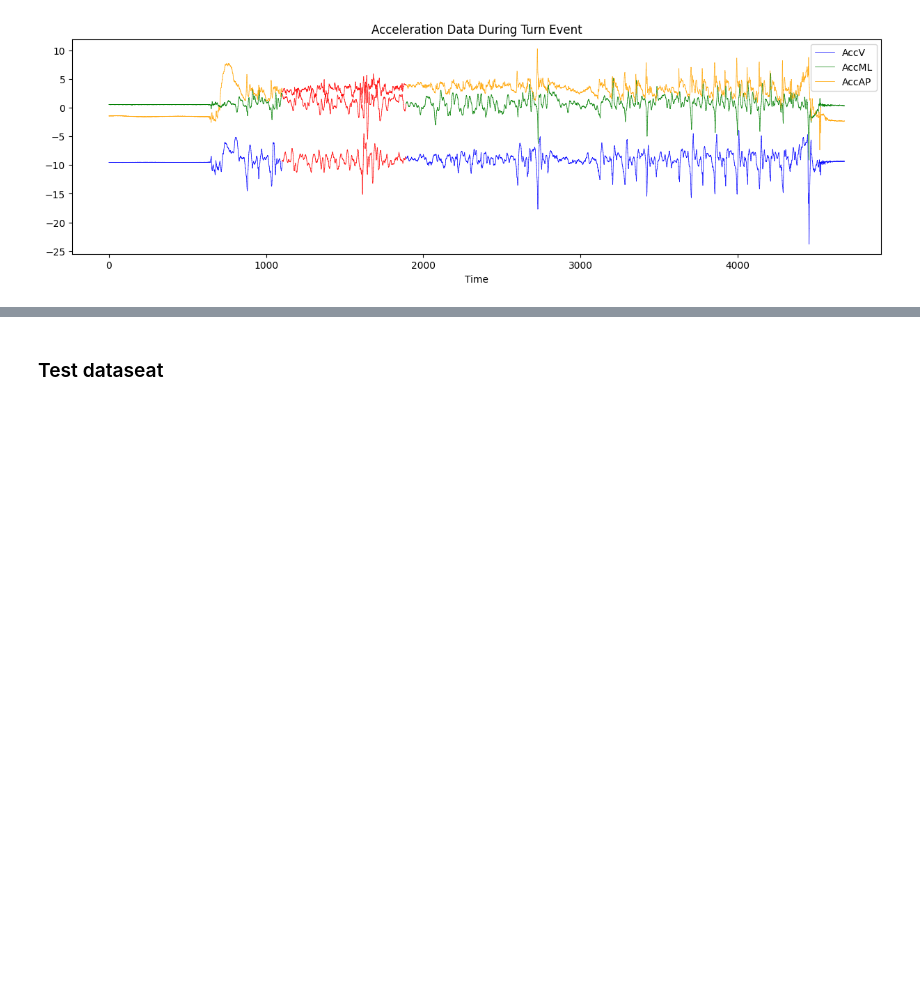
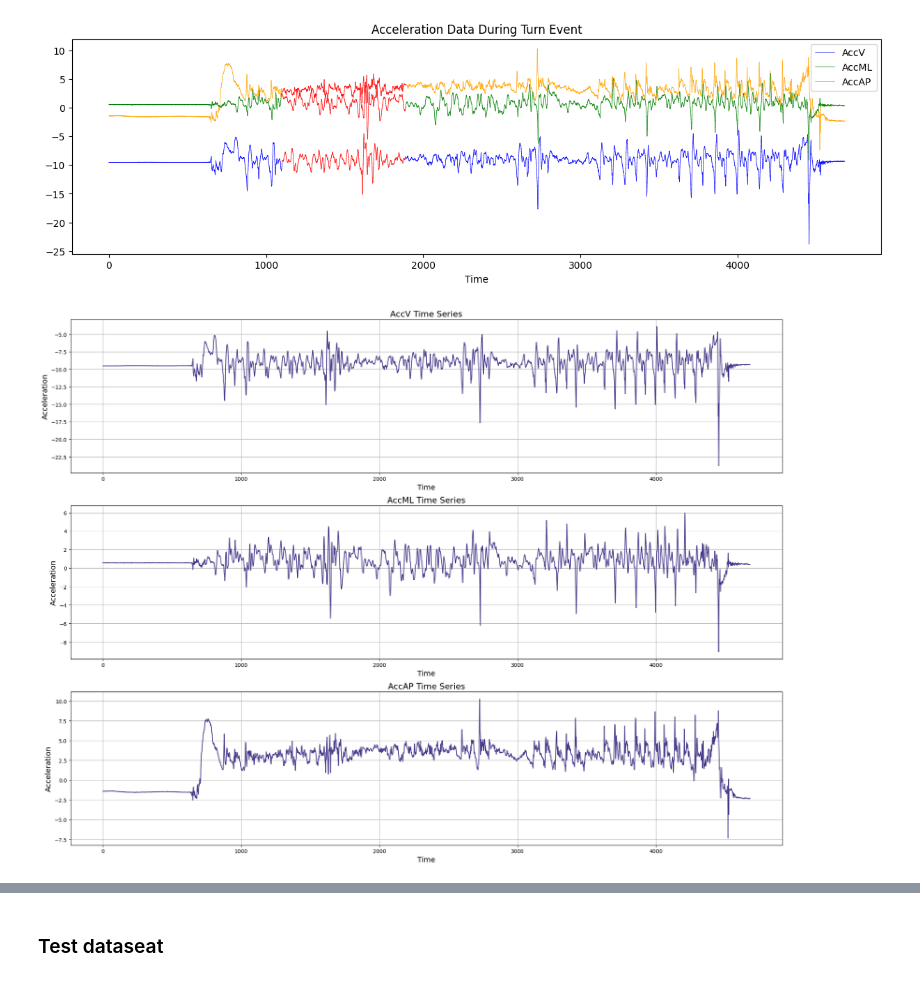
Before and after one commit to pariaighanian/Parkinson_Freezing_of_Gait_Prediction, a Jupyter notebook: EDA.ipynb, the cells around one changed output, grey strips where cells are left out. Drawn from its saved outputs; the diff is of its cells as text; code cells hidden in the pictures; blank space fills up the shorter version.

Commit message:
EDS plots

```diff
--- a/EDA.ipynb
+++ b/EDA.ipynb
@@ -184,17 +183,3 @@ plt.legend(['AccV', 'AccML', 'AccAP'])
 plt.show()
 # %% [output]
 [figure]
-# %%
-# How is the time sirieses for features 'AccV','AccML','AccAP' looks like.
-for column in ['AccV','AccML','AccAP']:
-    fig = px.line(train_tdcsfog_example_df, x="Time", y=column, color_discrete_sequence=['darkslateblue'])
-    fig.update_layout(
-        title={
-            'text': f"{column} Time Series",
-            'y':0.95,
-            'x':0.5,
-            'xanchor': 'center',
-            'yanchor': 'top'
-        }
-    )
-    fig.show()
@@ -224,0 +186,22 @@ fig.show()
+# %%
+# Create a figure with a specific size
+plt.figure(figsize=(20, 15))
+
+# Loop through each column to plot the time series in separate subplots
+for i, column in enumerate(['AccV', 'AccML', 'AccAP'], start=1):
+    plt.subplot(3, 1, i)  # Create a 3-row, 1-column subplot, selecting the i-th subplot
+    plt.plot(train_tdcsfog_example_df['Time'], train_tdcsfog_example_df[column], color='darkslateblue')
+
+    # Add titles and labels
+    plt.title(f'{column} Time Series', fontsize=16)
+    plt.xlabel('Time', fontsize=14)
+    plt.ylabel('Acceleration', fontsize=14)
+    plt.grid()  # Optional: add a grid for better readability
+
+# Adjust layout
+plt.tight_layout()
+
+# Show the plots
+plt.show()
+# %% [output]
+[figure, added]
```
Also changed, not shown: parts of 62 cells of this notebook.
